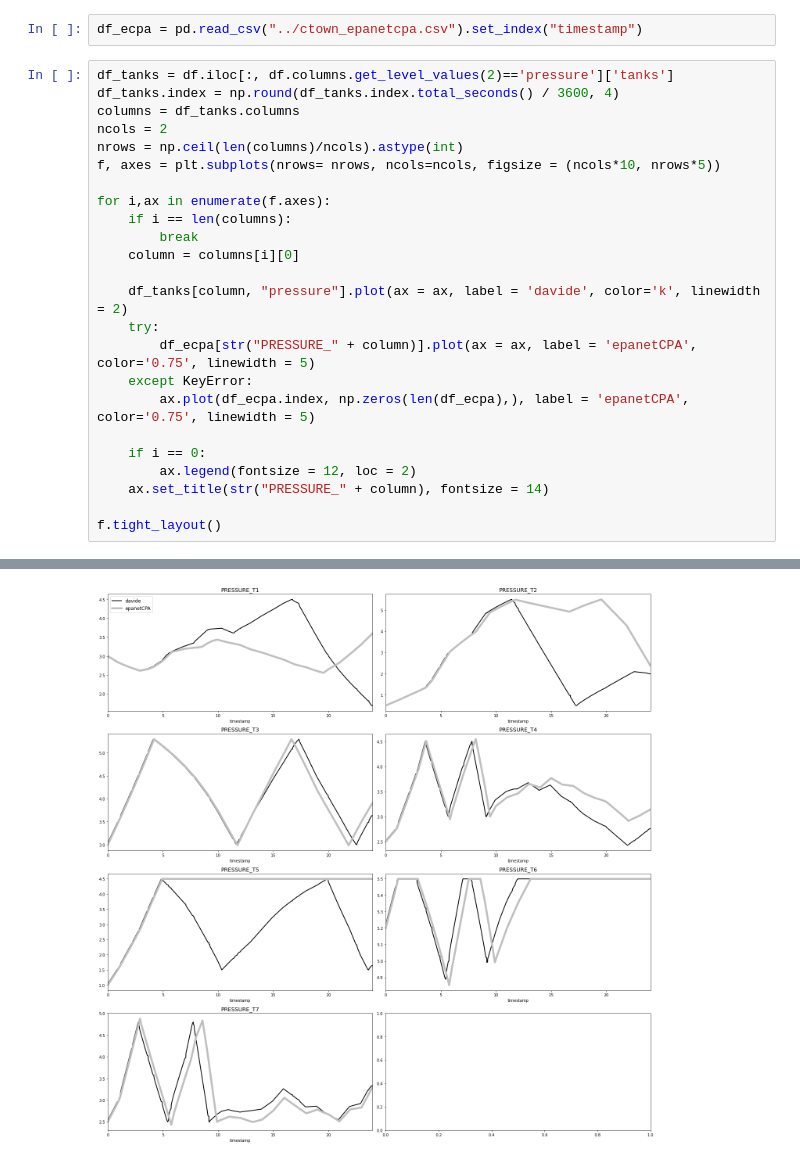
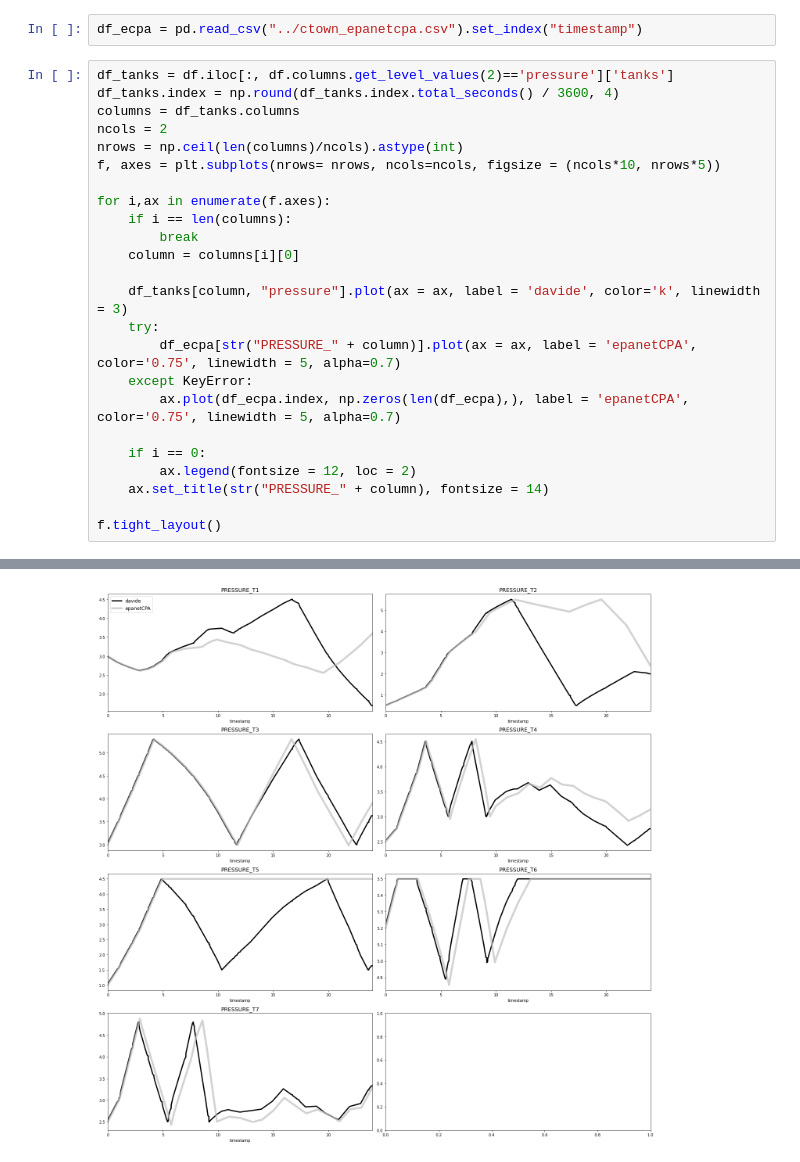
Before and after one commit to Daveonwave/msc_thesis, a Jupyter notebook: notebooks/step_by_step_simulation.ipynb, the cells around one changed output, grey strips where cells are left out. Saved outputs shown, nothing was run; the diff lists cells and outputs as text.

```diff
--- a/notebooks/step_by_step_simulation.ipynb
+++ b/notebooks/step_by_step_simulation.ipynb
@@ -43,37 +47,37 @@ for i,ax in enumerate(f.axes):
     if i == len(columns):
         break
     column = columns[i][0]
 
-    df_tanks[column, "pressure"].plot(ax = ax, label = 'davide', color='k', linewidth = 2)
+    df_tanks[column, "pressure"].plot(ax = ax, label = 'davide', color='k', linewidth = 3)
     try:
-        df_ecpa[str("PRESSURE_" + column)].plot(ax = ax, label = 'epanetCPA', color='0.75', linewidth = 5)
+        df_ecpa[str("PRESSURE_" + column)].plot(ax = ax, label = 'epanetCPA', color='0.75', linewidth = 5, alpha=0.7)
     except KeyError:
-        ax.plot(df_ecpa.index, np.zeros(len(df_ecpa),), label = 'epanetCPA', color='0.75', linewidth = 5)
+        ax.plot(df_ecpa.index, np.zeros(len(df_ecpa),), label = 'epanetCPA', color='0.75', linewidth = 5, alpha=0.7)
 
     if i == 0:
         ax.legend(fontsize = 12, loc = 2)
     ax.set_title(str("PRESSURE_" + column), fontsize = 14)
 
 f.tight_layout()
 # %% [output]
 The rowNum attribute was deprecated in Matplotlib 3.2 and will be removed two minor releases later. Use ax.get_subplotspec().rowspan.start instead.
   layout[ax.rowNum, ax.colNum] = ax.get_visible()
 The colNum attribute was deprecated in Matplotlib 3.2 and will be removed two minor releases later. Use ax.get_subplotspec().colspan.start instead.
   layout[ax.rowNum, ax.colNum] = ax.get_visible()
 The rowNum attribute was deprecated in Matplotlib 3.2 and will be removed two minor releases later. Use ax.get_subplotspec().rowspan.start instead.
   if not layout[ax.rowNum + 1, ax.colNum]:
 The colNum attribute was deprecated in Matplotlib 3.2 and will be removed two minor releases later. Use ax.get_subplotspec().colspan.start instead.
   if not layout[ax.rowNum + 1, ax.colNum]:
 The rowNum attribute was deprecated in Matplotlib 3.2 and will be removed two minor releases later. Use ax.get_subplotspec().rowspan.start instead.
   layout[ax.rowNum, ax.colNum] = ax.get_visible()
 The colNum attribute was deprecated in Matplotlib 3.2 and will be removed two minor releases later. Use ax.get_subplotspec().colspan.start instead.
   layout[ax.rowNum, ax.colNum] = ax.get_visible()
 ... (96 lines left out)
 The rowNum attribute was deprecated in Matplotlib 3.2 and will be removed two minor releases later. Use ax.get_subplotspec().rowspan.start instead.
   if not layout[ax.rowNum + 1, ax.colNum]:
 The colNum attribute was deprecated in Matplotlib 3.2 and will be removed two minor releases later. Use ax.get_subplotspec().colspan.start instead.
   if not layout[ax.rowNum + 1, ax.colNum]:
-[figure, old version]
+[figure, new version]
 # %%
 df_junctions = df.iloc[:, df.columns.get_level_values(2)=='pressure']['junctions'].sample(10, axis=1, random_state=23)
 df_junctions.index = np.round(df_junctions.index.total_seconds() / 3600, 4)
```
Also changed, not shown: parts of 9 cells of this notebook, 32 other files.
